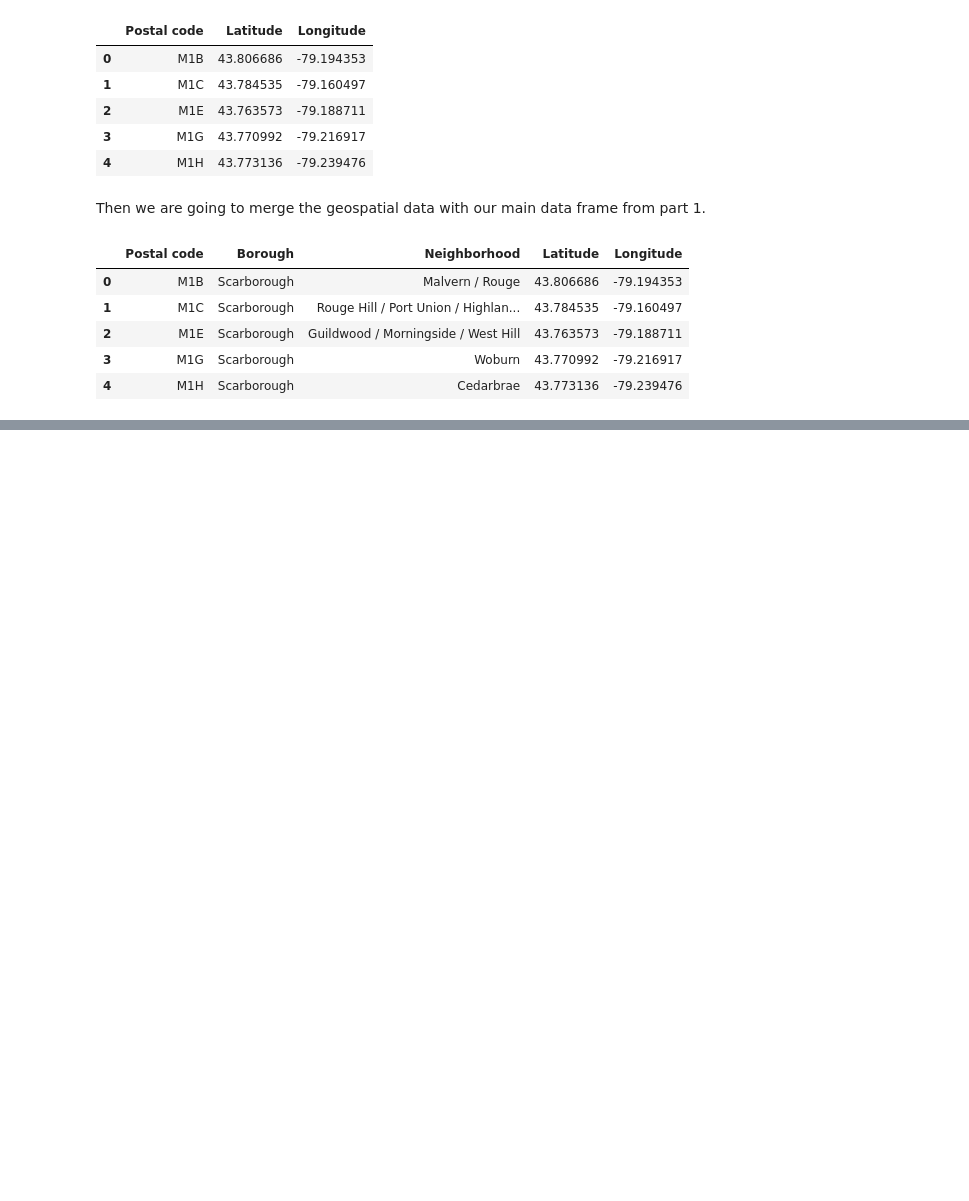
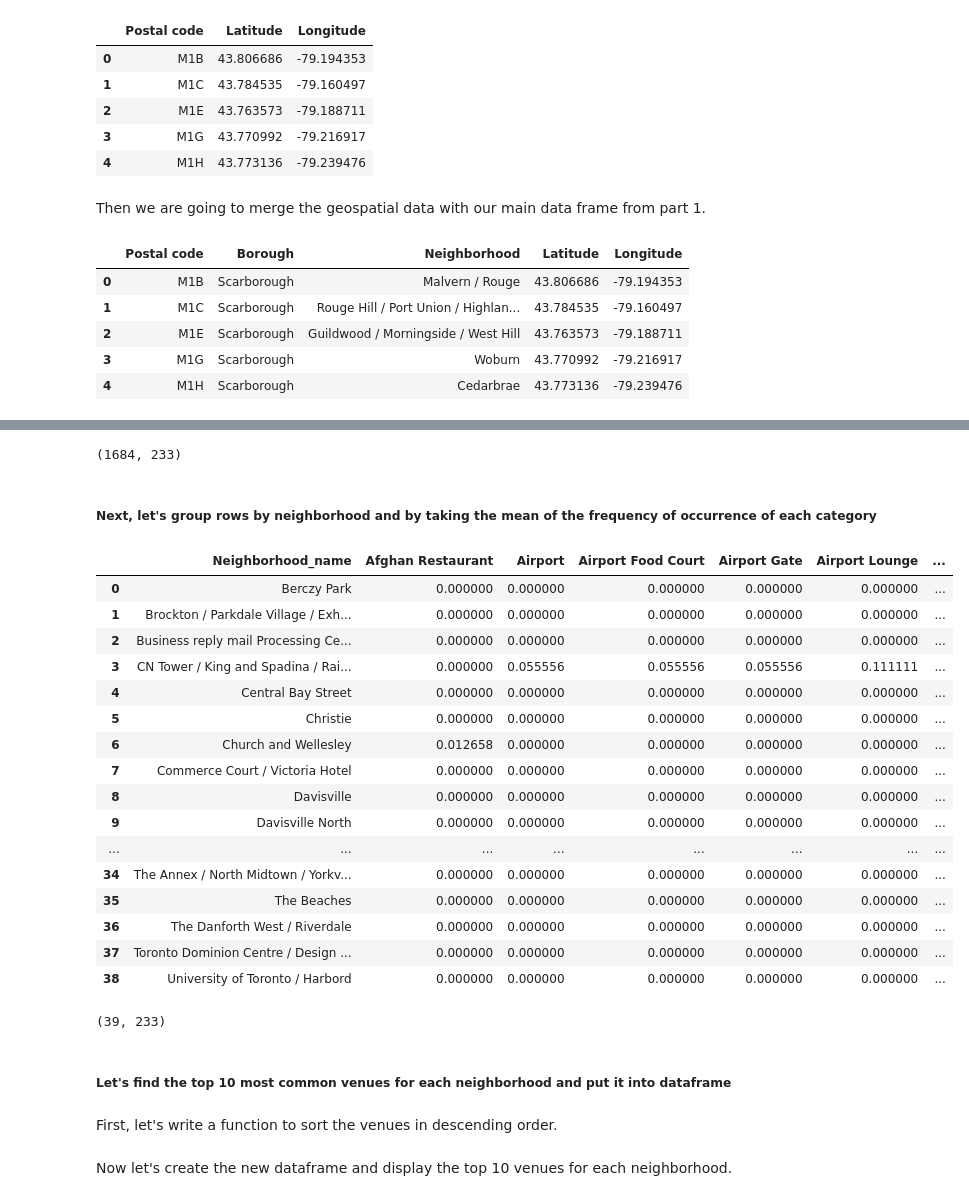
Before and after one commit to SederaRas/Coursera_IBM_Capstone_project, a Jupyter notebook: Segmenting and Clustering Neighborhoods in Toronto.ipynb, the cells around one changed output, grey strips where cells are left out. Drawn from its saved outputs; the diff is of its cells as text; code cells hidden in the pictures; blank space fills up the shorter version.

```diff
--- a/Segmenting and Clustering Neighborhoods in Toronto.ipynb
+++ b/Segmenting and Clustering Neighborhoods in Toronto.ipynb
@@ -82,0 +184,10 @@ df_neighbor_new.head()
+# %%
+CLIENT_ID = '20YWF503EPXMQ2H3QOUTRN11EB1EOHTZETU0U2PGVFH5SECE'
+CLIENT_SECRET = 'LJYDOVIXO3L1EXB5KUK0Z52TEO4EXUHUPNDUSBOLCFUMAEUJ'
+VERSION = '20180605'
+LIMIT = 100 # limit of number of venues returned by Foursquare API
+radius = 500 # define radius
+
+print('Your credentails:')
+print('CLIENT_ID: ' + CLIENT_ID)
+print('CLIENT_SECRET:' + CLIENT_SECRET)
@@ -82,0 +242,5 @@ df_neighbor_new.head()
+# %%
+Toronto_Venues = getNearbyVenues(names=Toronto_data['Neighborhood'],
+                                   latitudes=Toronto_data['Latitude'],
+                                   longitudes=Toronto_data['Longitude']
+                                  )
@@ -82,0 +307,8 @@ df_neighbor_new.head()
+# %%
+# one hot encoding
+onehot_toronto = pd.get_dummies(Toronto_Venues[['Venue Category']], prefix="", prefix_sep="")
+
+# add neighborhood name column back to dataframe
+onehot_toronto['Neighborhood_name'] = Toronto_Venues['Neighborhood_name']
+
+onehot_toronto.head()
@@ -82,0 +322,5 @@ df_neighbor_new.head()
+# %%
+# move neighborhood column to the first column
+fixed_columns = [onehot_toronto.columns[-1]] + list(onehot_toronto.columns[:-1])
+onehot_toronto = onehot_toronto[fixed_columns]
+onehot_toronto.head()
@@ -82,0 +334,37 @@ df_neighbor_new.head()
+# %%
+#And let's examine the new dataframe size
+onehot_toronto.shape
+# %% [output]
+(1684, 233)
+# %% [markdown]
+##### Next, let's group rows by neighborhood and by taking the mean of the frequency of occurrence of each category
+# %%
+toronto_grouped = onehot_toronto.groupby('Neighborhood_name').mean().reset_index()
+toronto_grouped
+# %% [output]
+|  | Neighborhood_name | Afghan Restaurant | Airport | Airport Food Court | Airport Gate | Airport Lounge | ... |
+| 0 | Berczy Park | 0.000000 | 0.000000 | 0.000000 | 0.000000 | 0.000000 | ... |
+| 1 | Brockton / Parkdale Village / Exh... | 0.000000 | 0.000000 | 0.000000 | 0.000000 | 0.000000 | ... |
+| 2 | Business reply mail Processing Ce... | 0.000000 | 0.000000 | 0.000000 | 0.000000 | 0.000000 | ... |
+| 3 | CN Tower / King and Spadina / Rai... | 0.000000 | 0.055556 | 0.055556 | 0.055556 | 0.111111 | ... |
+| 4 | Central Bay Street | 0.000000 | 0.000000 | 0.000000 | 0.000000 | 0.000000 | ... |
+| 5 | Christie | 0.000000 | 0.000000 | 0.000000 | 0.000000 | 0.000000 | ... |
+| 6 | Church and Wellesley | 0.012658 | 0.000000 | 0.000000 | 0.000000 | 0.000000 | ... |
+| 7 | Commerce Court / Victoria Hotel | 0.000000 | 0.000000 | 0.000000 | 0.000000 | 0.000000 | ... |
+| 8 | Davisville | 0.000000 | 0.000000 | 0.000000 | 0.000000 | 0.000000 | ... |
+| 9 | Davisville North | 0.000000 | 0.000000 | 0.000000 | 0.000000 | 0.000000 | ... |
+| ... | ... | ... | ... | ... | ... | ... | ... |
+| 34 | The Annex / North Midtown / Yorkv... | 0.000000 | 0.000000 | 0.000000 | 0.000000 | 0.000000 | ... |
+| 35 | The Beaches | 0.000000 | 0.000000 | 0.000000 | 0.000000 | 0.000000 | ... |
+| 36 | The Danforth West / Riverdale | 0.000000 | 0.000000 | 0.000000 | 0.000000 | 0.000000 | ... |
+| 37 | Toronto Dominion Centre / Design ... | 0.000000 | 0.000000 | 0.000000 | 0.000000 | 0.000000 | ... |
+| 38 | University of Toronto / Harbord | 0.000000 | 0.000000 | 0.000000 | 0.000000 | 0.000000 | ... |
+# %%
+#Let's confirm the new size
+toronto_grouped.shape
+# %% [output]
+(39, 233)
+# %% [markdown]
+##### Let's find the top 10 most common venues for each neighborhood and put it into dataframe
+# %% [markdown]
+First, let's write a function to sort the venues in descending order.
@@ -82,0 +377,2 @@ df_neighbor_new.head()
+# %% [markdown]
+Now let's create the new dataframe and display the top 10 venues for each neighborhood.
```
Also changed, not shown: parts of 47 cells of this notebook.
